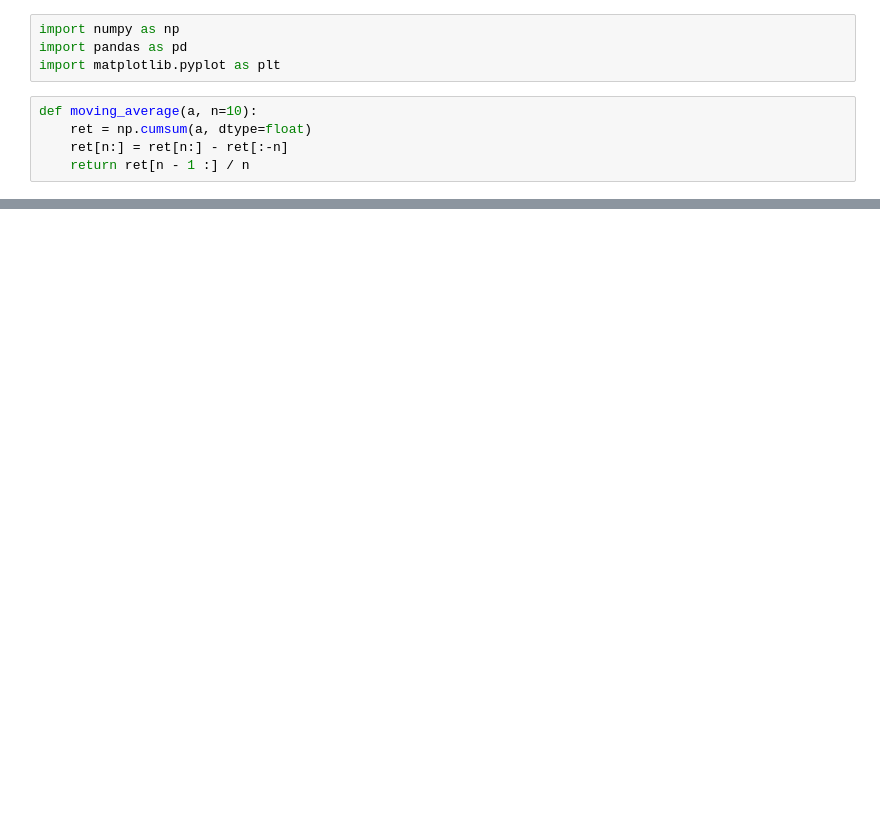
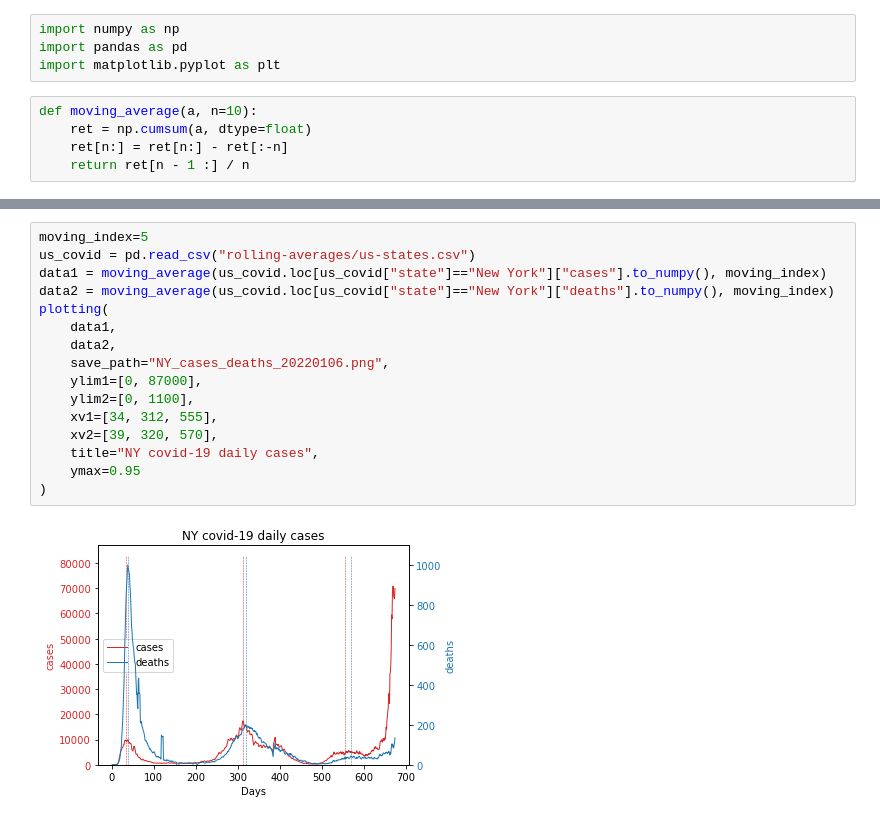
Before and after one commit to thomasly/covid-19-data, a Jupyter notebook: curve_plot.ipynb, the cells around one changed output, grey strips where cells are left out. Cells and saved outputs as stored; diff of their text form; blank space fills up the shorter version.

```diff
--- a/curve_plot.ipynb
+++ b/curve_plot.ipynb
@@ -42,0 +95,18 @@ plt.show()
+# %%
+moving_index=5
+us_covid = pd.read_csv("rolling-averages/us-states.csv")
+data1 = moving_average(us_covid.loc[us_covid["state"]=="New York"]["cases"].to_numpy(), moving_index)
+data2 = moving_average(us_covid.loc[us_covid["state"]=="New York"]["deaths"].to_numpy(), moving_index)
+plotting(
+    data1,
+    data2,
+    save_path="NY_cases_deaths_20220106.png",
+    ylim1=[0, 87000],
+    ylim2=[0, 1100],
+    xv1=[34, 312, 555],
+    xv2=[39, 320, 570],
+    title="NY covid-19 daily cases",
+    ymax=0.95
+)
+# %% [output]
+[figure, added]
```
Also changed, not shown: parts of 3 cells of this notebook, 3 other files.
